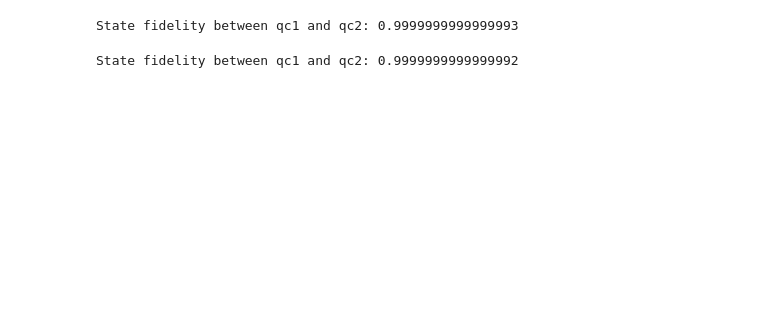
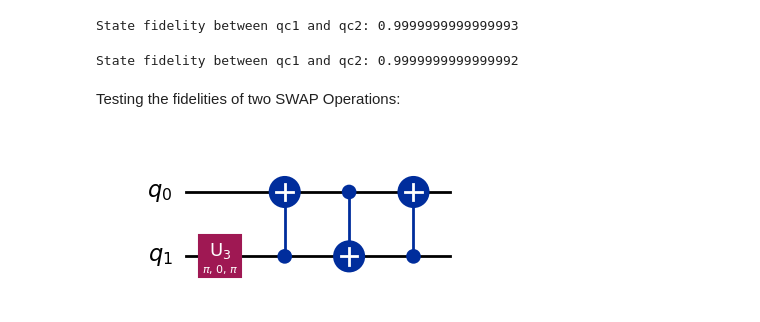
Before and after one commit to RajatSaha1106/Qiskit-Fundamentals, a Jupyter notebook: Compute_Uncompute.ipynb, the cells around one changed output. Cells and saved outputs as stored; diff of their text form; code cells hidden in the pictures; blank space fills up the shorter version.

Commit message:
Added SWAP Gates for fidelity measurement

```diff
--- a/Compute_Uncompute.ipynb
+++ b/Compute_Uncompute.ipynb
@@ -205,3 +203,15 @@ result = fidelity.result()
 print("State fidelity between qc1 and qc2:", result.fidelities[0])
 # %% [output]
 State fidelity between qc1 and qc2: 0.9999999999999992
+# %% [markdown]
+Testing the fidelities of two SWAP Operations:
+# %%
+swap_a=QuantumCircuit(2)
+
+swap_a.x(1)
+
+swap_a.swap(1,0)
+
+swap_a.decompose().draw(output="mpl")
+# %% [output]
+[figure, added]
```
Also changed, not shown: parts of 8 cells of this notebook.
